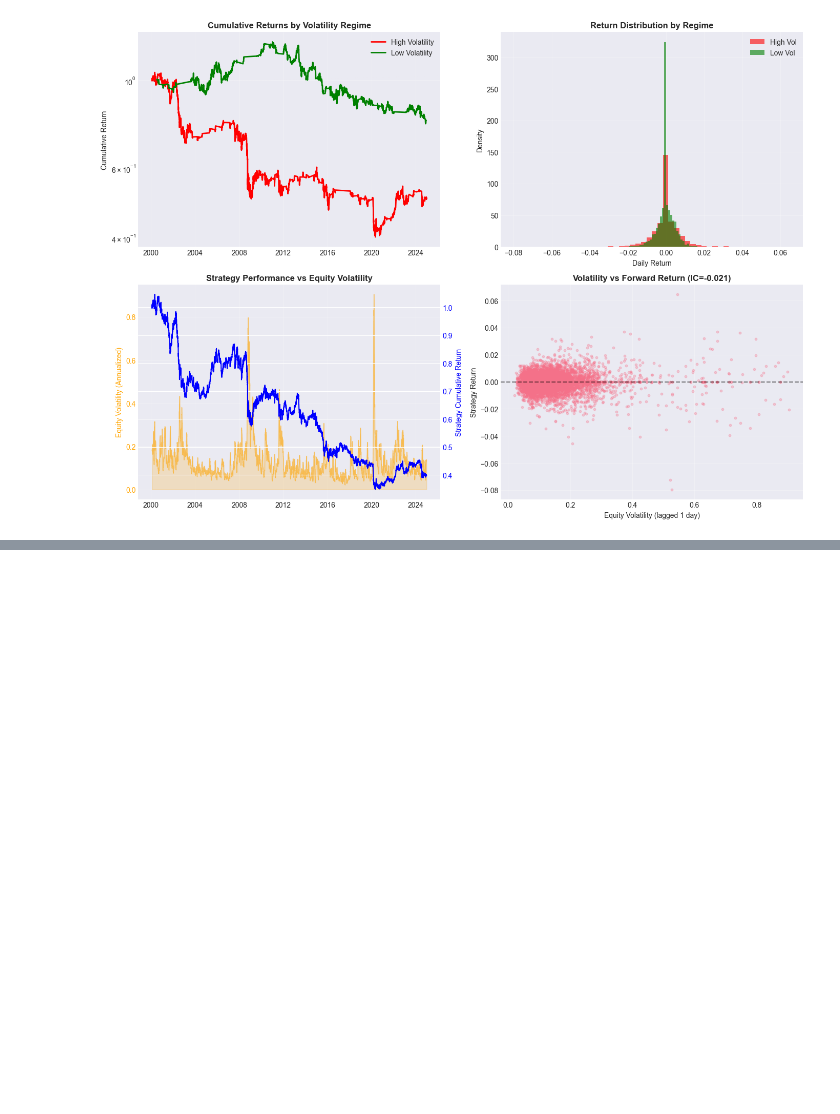
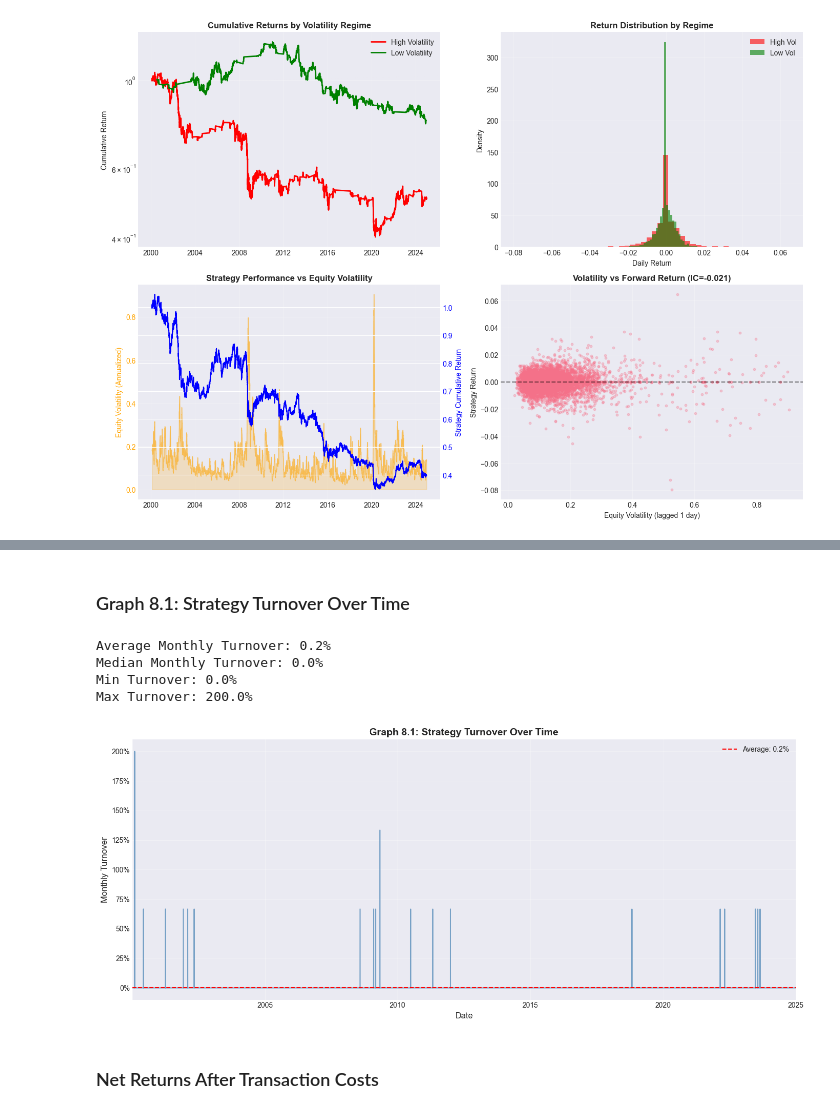
Before and after one commit to deniel-nankov/Verdad_Case_Study, a Jupyter notebook: fx_carry_analysis.ipynb, the cells around one changed output, grey strips where cells are left out. Cells and saved outputs as stored; diff of their text form; code cells hidden in the pictures; blank space fills up the shorter version.

```diff
--- a/fx_carry_analysis.ipynb
+++ b/fx_carry_analysis.ipynb
@@ -309,21 +294,19 @@ plt.show()
 # %%
-# Risk-Return scatter plot
 fig, ax = plt.subplots(figsize=(10, 7))
 
-mean_returns = excess_returns.mean() * 252 * 100  # Annualized in %
-std_returns = excess_returns.std() * np.sqrt(252) * 100  # Annualized in %
+mean_returns = summary_stats['Mean (bps)']
+std_returns = summary_stats['Std (bps)']
 
-ax.scatter(std_returns, mean_returns, s=200, alpha=0.6, c=range(len(currencies)), cmap='viridis')
+ax.scatter(std_returns, mean_returns, s=100, alpha=0.6)
+for curr in currencies:
+    ax.annotate(curr, (std_returns[curr], mean_returns[curr]), fontsize=11)
 
-for i, curr in enumerate(currencies):
-    ax.annotate(curr, (std_returns[curr], mean_returns[curr]),
-                fontsize=12, fontweight='bold', ha='center')
-
-ax.set_xlabel('Annualized Volatility (%)', fontsize=12)
-ax.set_ylabel('Annualized Mean Return (%)', fontsize=12)
-ax.set_title('Risk-Return Profile of Currency Excess Returns', fontsize=14, fontweight='bold')
-ax.axhline(y=0, color='black', linestyle='--', alpha=0.5)
+ax.set_xlabel('Volatility (bps)', fontsize=12)
+ax.set_ylabel('Mean Return (bps)', fontsize=12)
+ax.set_title('Risk-Return Profile by Currency', fontsize=14, fontweight='bold')
 ax.grid(True, alpha=0.3)
+ax.axhline(0, color='black', linewidth=0.8)
+ax.axvline(0, color='black', linewidth=0.8)
 plt.tight_layout()
 plt.show()
 # %% [output]
@@ -975,0 +827,33 @@ Next steps:
+# %% [markdown]
+### Graph 8.1: Strategy Turnover Over Time
+# %%
+weight_changes = weights.diff().abs()
+turnover = weight_changes.sum(axis=1)
+
+avg_turnover = turnover.mean()
+median_turnover = turnover.median()
+
+print(f"Average Monthly Turnover: {avg_turnover:.1%}")
+print(f"Median Monthly Turnover: {median_turnover:.1%}")
+print(f"Min Turnover: {turnover.min():.1%}")
+print(f"Max Turnover: {turnover.max():.1%}")
+
+fig, ax = plt.subplots(figsize=(14, 6))
+turnover.plot(ax=ax, linewidth=1.5, color='steelblue', alpha=0.7)
+ax.axhline(avg_turnover, color='red', linestyle='--', linewidth=1.5, label=f'Average: {avg_turnover:.1%}')
+ax.set_title('Graph 8.1: Strategy Turnover Over Time', fontsize=14, fontweight='bold')
+ax.set_xlabel('Date', fontsize=12)
+ax.set_ylabel('Monthly Turnover', fontsize=12)
+ax.yaxis.set_major_formatter(plt.FuncFormatter(lambda y, _: f'{y:.0%}'))
+ax.legend(loc='best')
+ax.grid(True, alpha=0.3)
+plt.tight_layout()
+plt.show()
+# %% [output]
+Average Monthly Turnover: 0.2%
+Median Monthly Turnover: 0.0%
+Min Turnover: 0.0%
+Max Turnover: 200.0%
+[figure, added]
+# %% [markdown]
+### Net Returns After Transaction Costs
```
Also changed, not shown: parts of 73 cells of this notebook, 36 other files.
